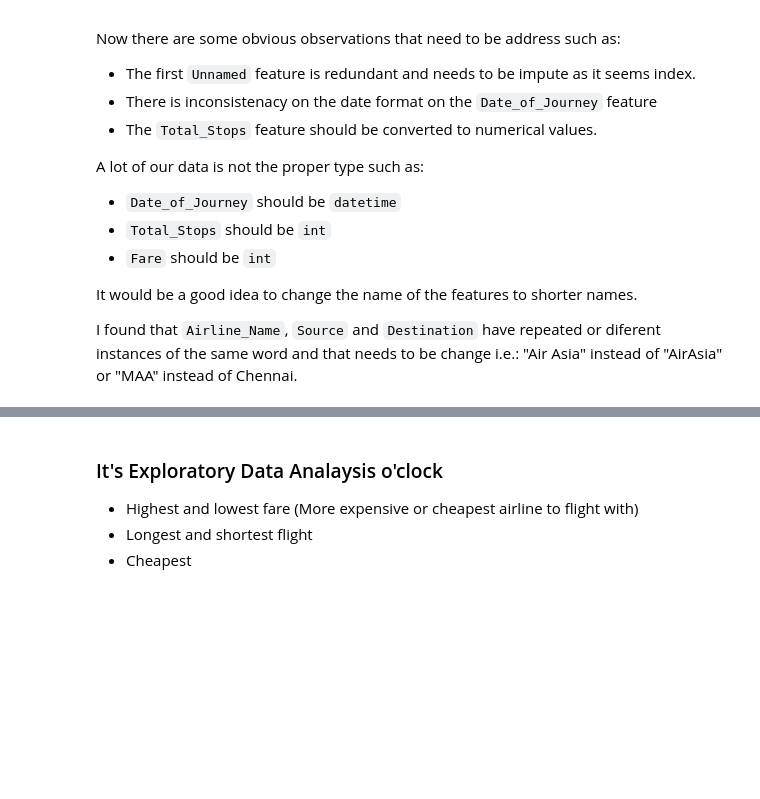
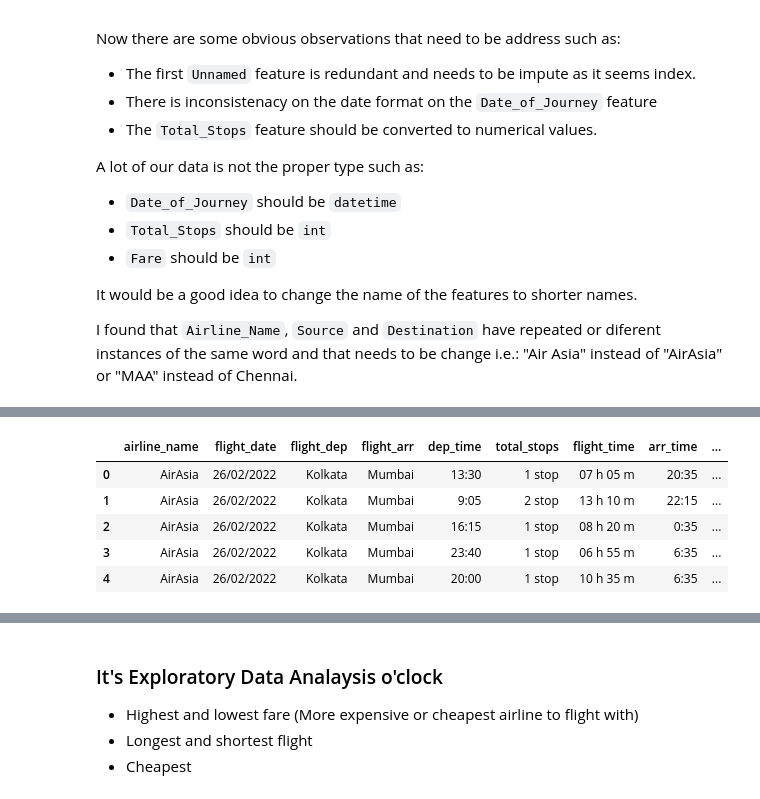
Before and after one commit to maco-data/airline-fare-prediction, a Jupyter notebook: notebook_eda.ipynb, the cells around one changed output, grey strips where cells are left out. Drawn from its saved outputs; the diff is of its cells as text; code cells hidden in the pictures; blank space fills up the shorter version.

```diff
--- a/notebook_eda.ipynb
+++ b/notebook_eda.ipynb
@@ -37,8 +37,8 @@ The data comes in a excel file format which I re-exported as a csv directly from
 In the data we have 10 variables and 2021 features. But we get all in 1 column due to the file being delimeted by semicolon. Lets fix that!
 # %%
 # Loading the data  with necessary attribute to convert it correctly into a dataframe
-train_data = pd.read_csv(r'dataset/airlines_data.csv', delimiter=';', thousands=' ')
-train_data
+df = pd.read_csv(r'dataset/airlines_data.csv', delimiter=';', thousands=' ')
+df
 # %% [output]
 |  | Unnamed: 0 | Airline_Name | Date_of_Journey | Source | Destination | Dept_Time | Total_Stops | ... |
 | 0 | 0 | AirAsia | 26/02/2022 | Kolkata | Mumbai | 13:30 | 1 stop | ... |
@@ -273,0 +103,4 @@ train_data.head()
+# %%
+# Imputing the  "Unnamed" feature
+df.drop(df.columns[0], axis=1, inplace=True)
+df.head()
@@ -273,0 +114,16 @@ train_data.head()
+# %%
+# Renaming and reordering features.
+new_cols = ["airline_name", "flight_date", "flight_dep", "flight_arr", "dep_time", "total_stops", "flight_time", "arr_time", "flight_fare"]
+df.columns = new_cols
+
+new_cols_ord = ["airline_name", "flight_date", "flight_dep", "dep_time", "flight_arr", "arr_time", "total_stops","flight_time", "flight_fare"]
+df.reindex(columns=new_cols_ord)
+
+df.head()
+# %% [output]
+|  | airline_name | flight_date | flight_dep | flight_arr | dep_time | total_stops | flight_time | arr_time | ... |
+| 0 | AirAsia | 26/02/2022 | Kolkata | Mumbai | 13:30 | 1 stop | 07 h 05 m | 20:35 | ... |
+| 1 | AirAsia | 26/02/2022 | Kolkata | Mumbai | 9:05 | 2 stop | 13 h 10 m | 22:15 | ... |
+| 2 | AirAsia | 26/02/2022 | Kolkata | Mumbai | 16:15 | 1 stop | 08 h 20 m | 0:35 | ... |
+| 3 | AirAsia | 26/02/2022 | Kolkata | Mumbai | 23:40 | 1 stop | 06 h 55 m | 6:35 | ... |
+| 4 | AirAsia | 26/02/2022 | Kolkata | Mumbai | 20:00 | 1 stop | 10 h 35 m | 6:35 | ... |
```
Also changed, not shown: parts of 43 cells of this notebook.
